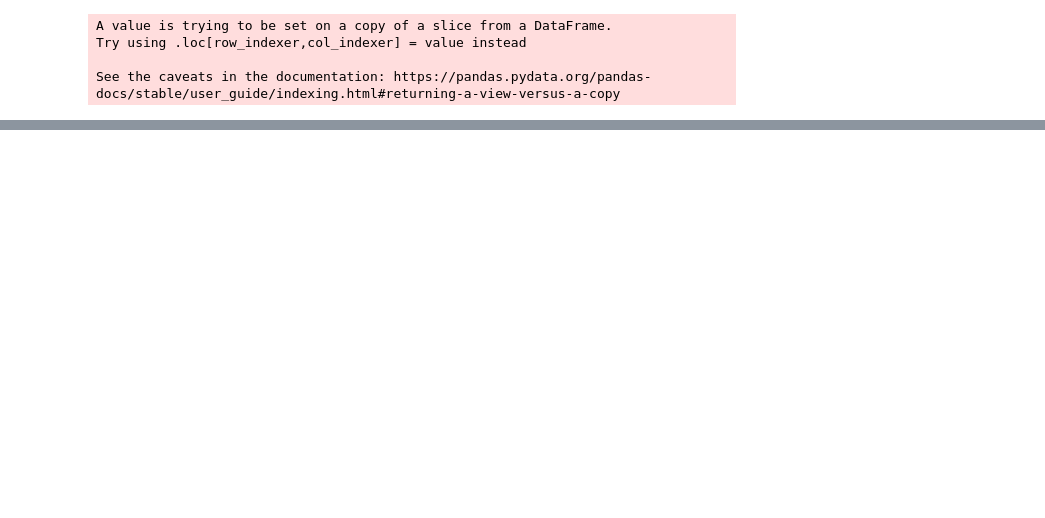
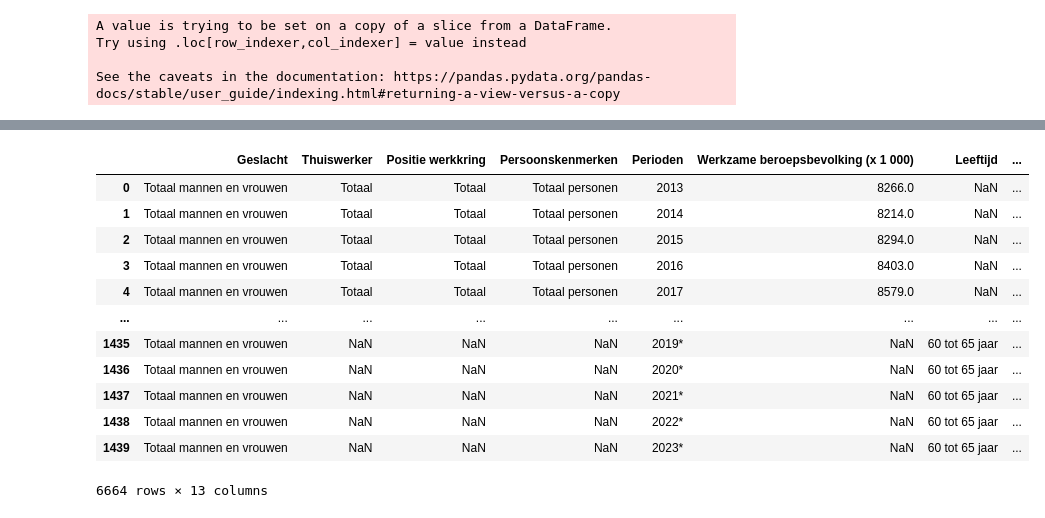
Before and after one commit to Pboucher030/Project-TIL6022, a Jupyter notebook: RQ1.ipynb, the cells around one changed output, grey strips where cells are left out. Cells and saved outputs as stored; diff of their text form; code cells hidden in the pictures; blank space fills up the shorter version.

```diff
--- a/RQ1.ipynb
+++ b/RQ1.ipynb
@@ -8,7 +8,7 @@ dataset_path_wfh2 = 'Data/Werkzame_beroepsbevolking__thuiswerken_07102024_101921
 
 df_wfh1 = pd.read_csv(dataset_path_wfh1,delimiter=";",encoding="UTF-8-SIG")
 df_wfh2 = pd.read_csv(dataset_path_wfh2,delimiter=";",encoding="UTF-8-SIG")
-
+df_mat = pd.read_csv('Data/Mobiliteitstrend__per_rit_en_motief_02102024_122208.csv',delimiter=";",encoding="UTF-8-SIG")
 
 df_wfh2.rename(columns={'Positie in de werkkring': 'Positie werkkring'}, inplace=True)
 df_wfh2.rename(columns={'Thuiswerken': 'Thuiswerker'}, inplace=True)
@@ -38,10 +38,10 @@ df_filtered = df_merged[
 df_filtered1 = df_wfh1[(df_wfh1['Thuiswerker'] == "Thuiswerker")&(df_wfh1['Positie werkkring'] == 'Totaal')&(df_wfh1['Persoonskenmerken'] == 'Totaal personen')]
 df_filtered2 = df_wfh2[(df_wfh2['Thuiswerker'] == "Meestal of soms thuiswerken")&(df_wfh2['Positie werkkring'] == 'Totaal')&(df_wfh2['Persoonskenmerken'] == 'Totaal personen')]
 
-df_mat_line = pd.concat([df_filtered1,df_filtered2])
+df_wfh_line = pd.concat([df_filtered1,df_filtered2])
 
 
-px.line(df_mat_line,
+px.line(df_wfh_line,
         x="Perioden",
         y="Werkzame beroepsbevolking (x 1 000)",
         title = "Number of remote working people",
@@ -72,0 +70,18 @@ Object `px.bar` not found.
+# %%
+df_mat_wfh = pd.concat([df_merged,df_mat])
+
+df_mat_wfh
+# %% [output]
+|  | Geslacht | Thuiswerker | Positie werkkring | Persoonskenmerken | Perioden | Werkzame beroepsbevolking (x 1 000) | Leeftijd | ... |
+| 0 | Totaal mannen en vrouwen | Totaal | Totaal | Totaal personen | 2013 | 8266.0 | NaN | ... |
+| 1 | Totaal mannen en vrouwen | Totaal | Totaal | Totaal personen | 2014 | 8214.0 | NaN | ... |
+| 2 | Totaal mannen en vrouwen | Totaal | Totaal | Totaal personen | 2015 | 8294.0 | NaN | ... |
+| 3 | Totaal mannen en vrouwen | Totaal | Totaal | Totaal personen | 2016 | 8403.0 | NaN | ... |
+| 4 | Totaal mannen en vrouwen | Totaal | Totaal | Totaal personen | 2017 | 8579.0 | NaN | ... |
+| ... | ... | ... | ... | ... | ... | ... | ... | ... |
+| 1435 | Totaal mannen en vrouwen | NaN | NaN | NaN | 2019* | NaN | 60 tot 65 jaar | ... |
+| 1436 | Totaal mannen en vrouwen | NaN | NaN | NaN | 2020* | NaN | 60 tot 65 jaar | ... |
+| 1437 | Totaal mannen en vrouwen | NaN | NaN | NaN | 2021* | NaN | 60 tot 65 jaar | ... |
+| 1438 | Totaal mannen en vrouwen | NaN | NaN | NaN | 2022* | NaN | 60 tot 65 jaar | ... |
+| 1439 | Totaal mannen en vrouwen | NaN | NaN | NaN | 2023* | NaN | 60 tot 65 jaar | ... |
+6664 rows × 13 columns
```
Also changed, not shown: parts of 2 cells of this notebook, 1 other file.
